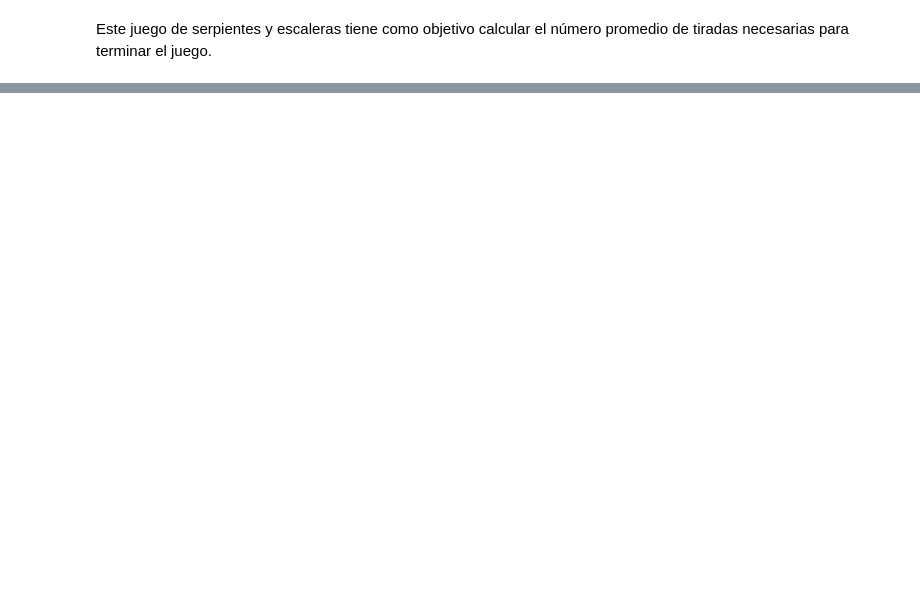
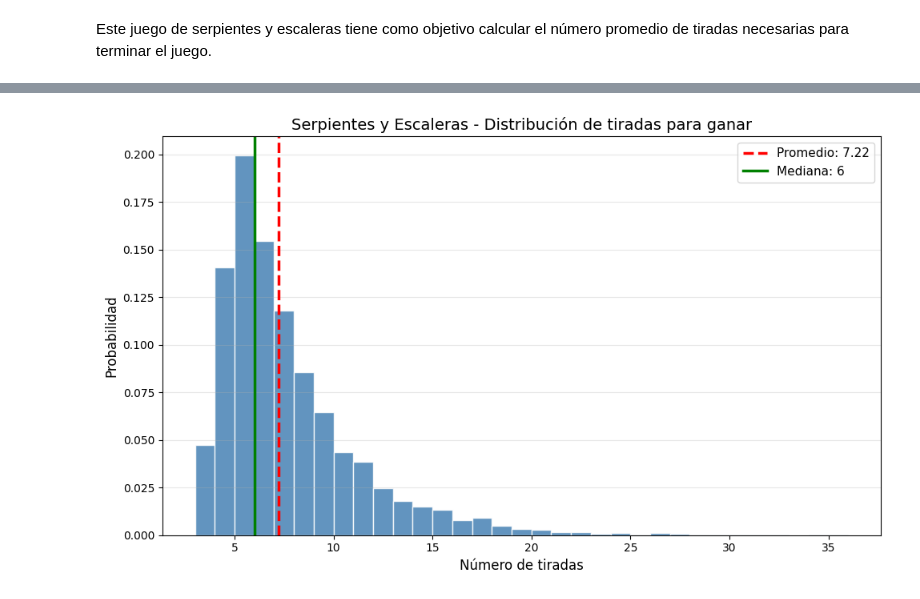
Before and after one commit to FOFM030711/Caminata-aleatoria-1D, a Jupyter notebook: serpientesy_escaleras.ipynb, the cells around one changed output, grey strips where cells are left out. Saved outputs shown, nothing was run; the diff lists cells and outputs as text; code cells hidden in the pictures; blank space fills up the shorter version.

```diff
--- a/serpientesy_escaleras.ipynb
+++ b/serpientesy_escaleras.ipynb
@@ -97,0 +362,35 @@ Matriz de transición (DataFrame):
+# %%
+# --- Histograma ---
+plt.figure(figsize=(10, 6))
+
+# Calcular min y max usando numpy para la lista resultados
+min_resultados = np.min(resultados)
+max_resultados = np.max(resultados)
+
+# Calcular la mediana
+mediana = np.median(resultados)
+
+plt.hist(resultados,
+         bins=range(int(min_resultados), int(max_resultados) + 2),
+         edgecolor='white',
+         color='steelblue',
+         alpha=0.85,
+         density=True)
+
+# Línea del promedio
+plt.axvline(promedio, color='red', linestyle='--',
+            linewidth=2.5, label=f'Promedio: {promedio:.2f}')
+
+# Línea de la mediana
+plt.axvline(mediana, color='green', linestyle='-',
+            linewidth=2.5, label=f'Mediana: {mediana:.0f}')
+
+plt.xlabel('Número de tiradas', fontsize=12)
+plt.ylabel('Probabilidad', fontsize=12)
+plt.title('Serpientes y Escaleras - Distribución de tiradas para ganar', fontsize=14)
+plt.legend(fontsize=11)
+plt.grid(axis='y', alpha=0.3)
+plt.tight_layout()
+plt.show()
+# %% [output]
+[figure, added]
```
Also changed, not shown: parts of 28 cells of this notebook.
